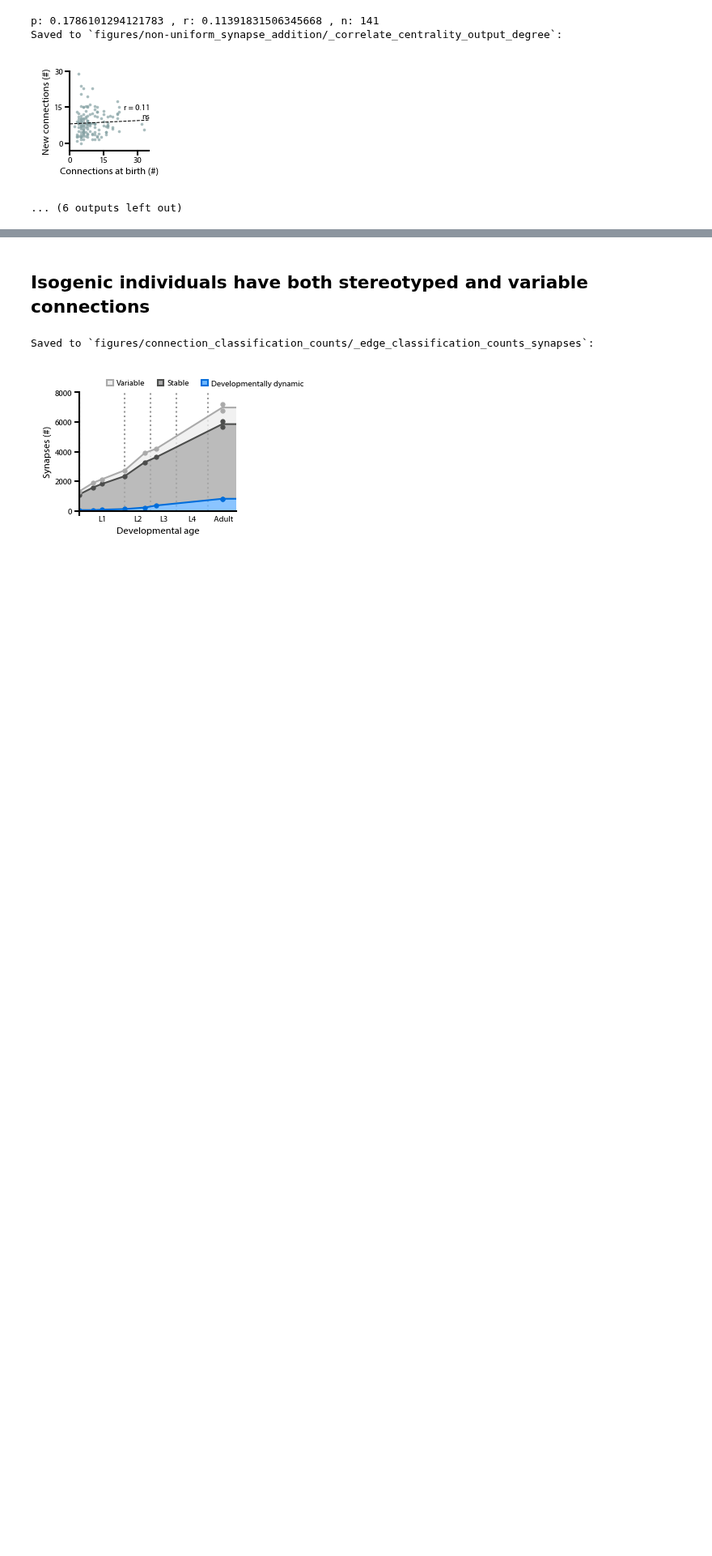
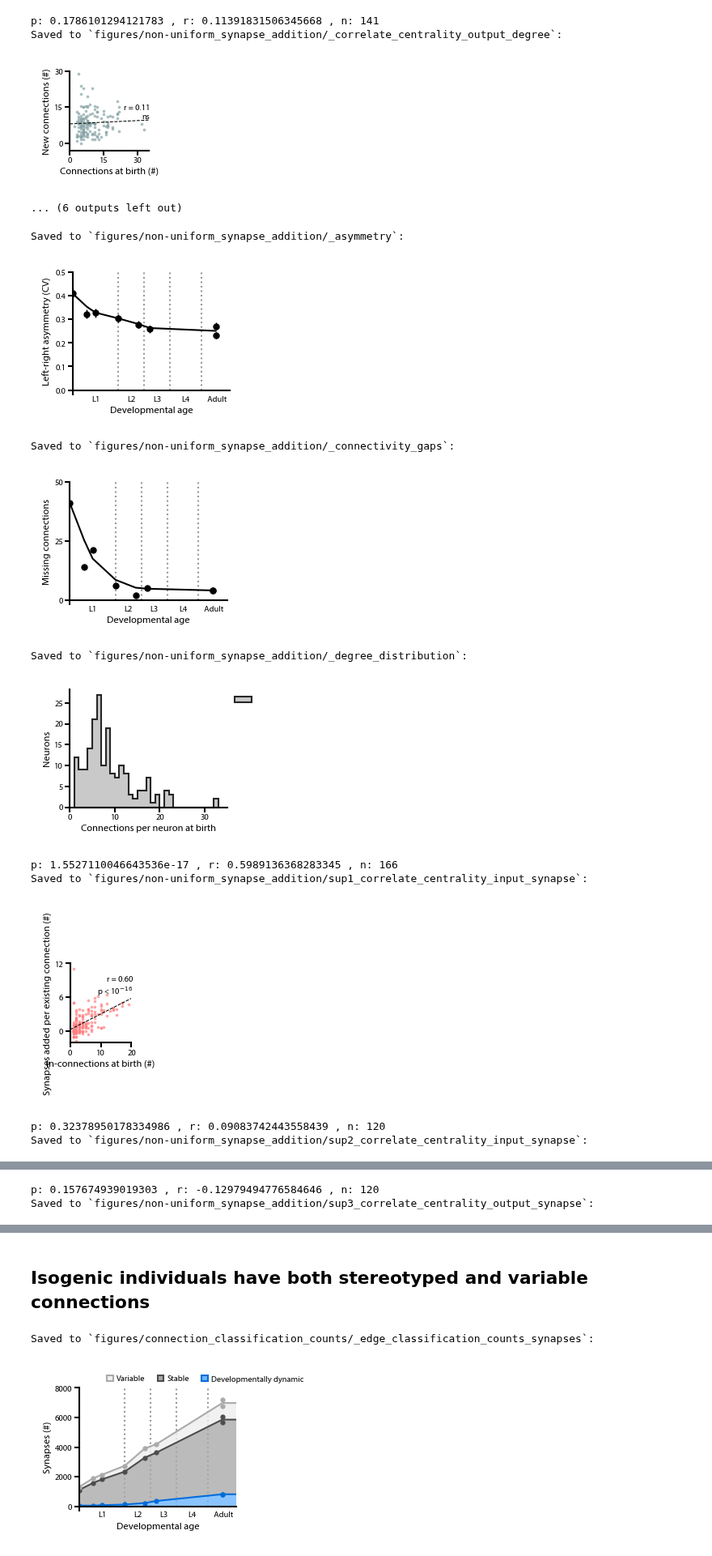
Before and after one commit to dwitvliet/nature2021, a Jupyter notebook: generate_figures.ipynb, the cells around one changed output, grey strips where cells are left out. Shown at 81% size. Saved outputs shown, nothing was run; the diff lists cells and outputs as text; code cells hidden in the pictures; blank space fills up the shorter version.

Commit message:
Added supplementary figures 6

```diff
--- a/generate_figures.ipynb
+++ b/generate_figures.ipynb
@@ -116,3 +116,31 @@ p: 0.1786101294121783 , r: 0.11391831506345668 , n: 141
 Saved to `figures/non-uniform_synapse_addition/_correlate_centrality_output_degree`:
 [figure]
 ... (6 outputs left out)
+# %%
+fig.asymmetry('')
+fig.connectivity_gaps('')
+fig.degree_distribution('')
+
+sup_count = 0
+for increase in ('synapse', 'degree'):
+    for input_output in ('input', 'output'):
+        for x_axis in ('degree_in', 'degree_out'):
+            sup_count += 1
+            fig.correlate_centrality_with_growth(
+                f'sup{sup_count}', increase=increase, input_output=input_output,
+                x_axis=x_axis
+            )
+
+fig.hebbian_plasticity('', quantify_slope=True)
+# %% [output]
+Saved to `figures/non-uniform_synapse_addition/_asymmetry`:
+[figure, added]
+Saved to `figures/non-uniform_synapse_addition/_connectivity_gaps`:
+[figure, added]
+Saved to `figures/non-uniform_synapse_addition/_degree_distribution`:
+[figure, added]
+p: 1.5527110046643536e-17 , r: 0.5989136368283345 , n: 166
+Saved to `figures/non-uniform_synapse_addition/sup1_correlate_centrality_input_synapse`:
+[figure, added]
+p: 0.32378950178334986 , r: 0.09083742443558439 , n: 120
+Saved to `figures/non-uniform_synapse_addition/sup2_correlate_centrality_input_synapse`:
@@ -118,0 +148,2 @@ Saved to `figures/non-uniform_synapse_addition/_correlate_centrality_output_degr
+p: 0.157674939019303 , r: -0.12979494776584646 , n: 120
+Saved to `figures/non-uniform_synapse_addition/sup3_correlate_centrality_output_synapse`:
```
Also changed, not shown: parts of 1 cell of this notebook, 25 other files.
